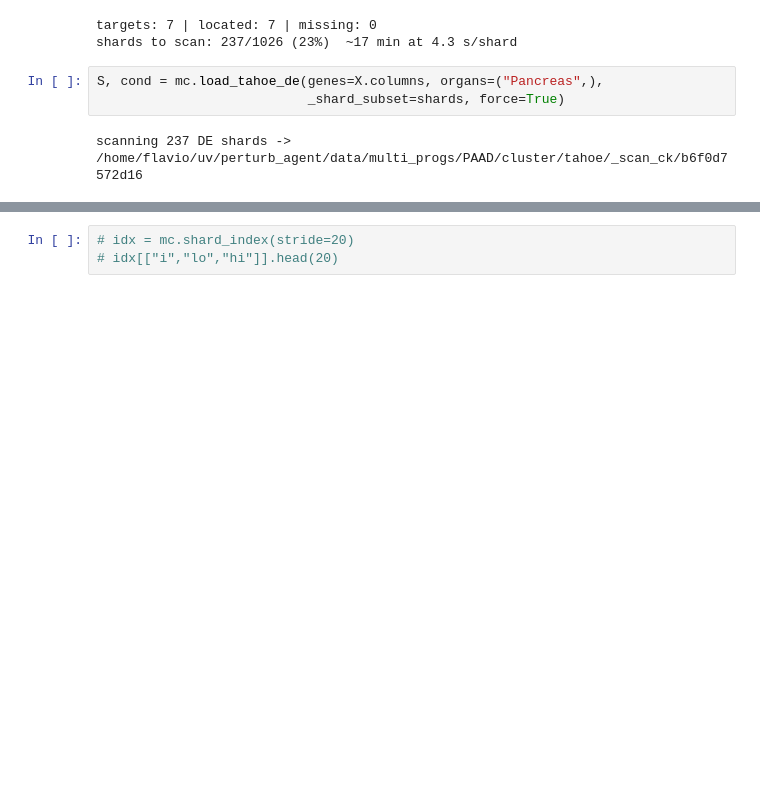
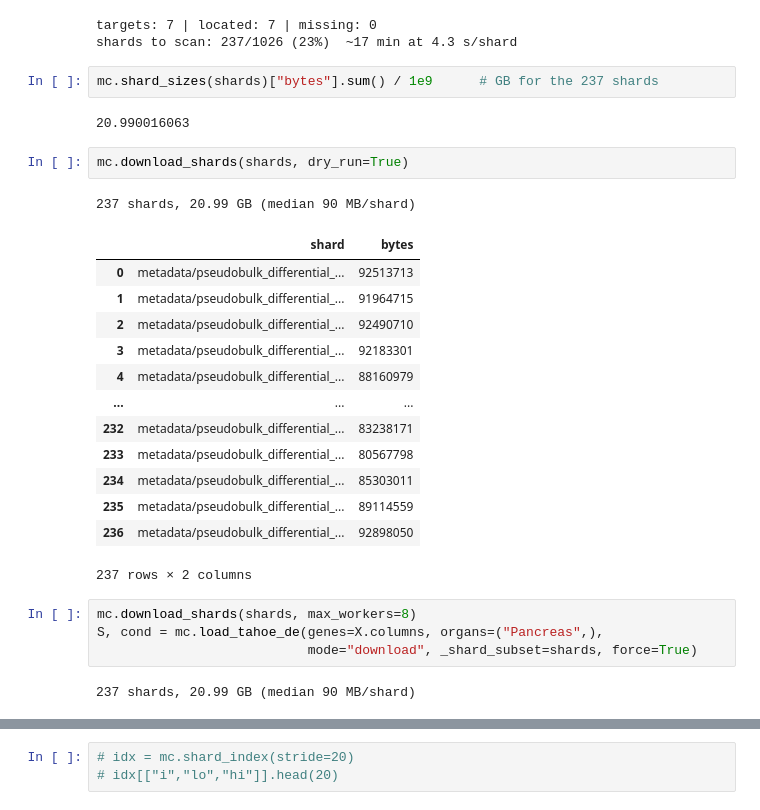
Before and after one commit to flalix/perturb_agent, a Jupyter notebook: notebooks/mtp_cBio_67_PAAD_prism cluster_embed.ipynb, the cells around one changed output, grey strips where cells are left out. Cells and saved outputs as stored; diff of their text form; blank space fills up the shorter version.

```diff
--- a/notebooks/mtp_cBio_67_PAAD_prism cluster_embed.ipynb
+++ b/notebooks/mtp_cBio_67_PAAD_prism cluster_embed.ipynb
@@ -727,11 +727,33 @@ shards = mc.find_shards_for(cvcl7)          # expect missing: 0
 # %% [output]
 targets: 7 | located: 7 | missing: 0
 shards to scan: 237/1026 (23%)  ~17 min at 4.3 s/shard
+# %%
+mc.shard_sizes(shards)["bytes"].sum() / 1e9      # GB for the 237 shards
+# %% [output]
+20.990016063
+# %%
+mc.download_shards(shards, dry_run=True)
+# %% [output]
+237 shards, 20.99 GB (median 90 MB/shard)
+|  | shard | bytes |
+| 0 | metadata/pseudobulk_differential_... | 92513713 |
+| 1 | metadata/pseudobulk_differential_... | 91964715 |
+| 2 | metadata/pseudobulk_differential_... | 92490710 |
+| 3 | metadata/pseudobulk_differential_... | 92183301 |
+| 4 | metadata/pseudobulk_differential_... | 88160979 |
+| ... | ... | ... |
+| 232 | metadata/pseudobulk_differential_... | 83238171 |
+| 233 | metadata/pseudobulk_differential_... | 80567798 |
+| 234 | metadata/pseudobulk_differential_... | 85303011 |
+| 235 | metadata/pseudobulk_differential_... | 89114559 |
+| 236 | metadata/pseudobulk_differential_... | 92898050 |
+237 rows × 2 columns
 # %%
+mc.download_shards(shards, max_workers=8)
 S, cond = mc.load_tahoe_de(genes=X.columns, organs=("Pancreas",),
-                           _shard_subset=shards, force=True)
+                           mode="download", _shard_subset=shards, force=True)
 # %% [output]
-scanning 237 DE shards -> /home/flavio/uv/perturb_agent/data/multi_progs/PAAD/cluster/tahoe/_scan_ck/b6f0d7572d16
+237 shards, 20.99 GB (median 90 MB/shard)
 # %%
 print(S.shape)                                  # genes x conditions
 print(cond["cell_line_id"].value_counts())     # expect 7 lines
```
Also changed, not shown: parts of 13 cells of this notebook, 1 other file.
